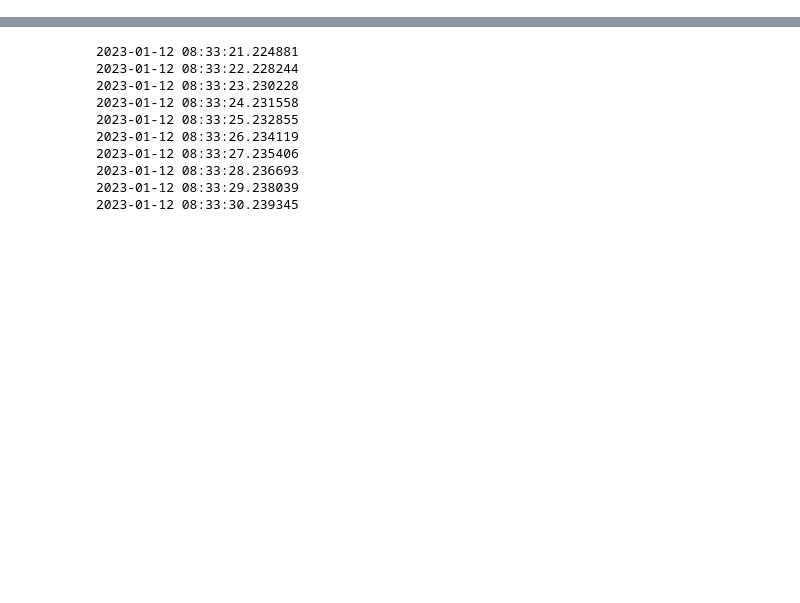
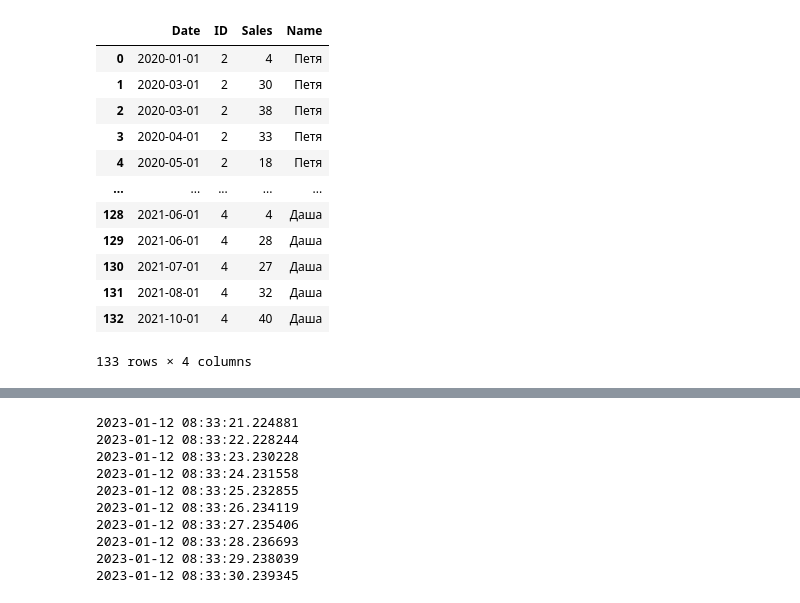
Before and after one commit to EvgenyBelov78/DA1, a Jupyter notebook: task_sber.ipynb, the cells around one changed output, grey strips where cells are left out. Cells and saved outputs as stored; diff of their text form; code cells hidden in the pictures; blank space fills up the shorter version.

```diff
--- a/task_sber.ipynb
+++ b/task_sber.ipynb
@@ -13,0 +31,17 @@ Successfully installed html_to_json-2.0.0
+# %%
+data_table.DataTable.max_columns = 110
+data_table.DataTable(df, include_index=False, num_rows_per_page=200)
+# %% [output]
+|  | Date | ID | Sales | Name |
+| 0 | 2020-01-01 | 2 | 4 | Петя |
+| 1 | 2020-03-01 | 2 | 30 | Петя |
+| 2 | 2020-03-01 | 2 | 38 | Петя |
+| 3 | 2020-04-01 | 2 | 33 | Петя |
+| 4 | 2020-05-01 | 2 | 18 | Петя |
+| ... | ... | ... | ... | ... |
+| 128 | 2021-06-01 | 4 | 4 | Даша |
+| 129 | 2021-06-01 | 4 | 28 | Даша |
+| 130 | 2021-07-01 | 4 | 27 | Даша |
+| 131 | 2021-08-01 | 4 | 32 | Даша |
+| 132 | 2021-10-01 | 4 | 40 | Даша |
+133 rows × 4 columns
```
Also changed, not shown: parts of 9 cells of this notebook.
